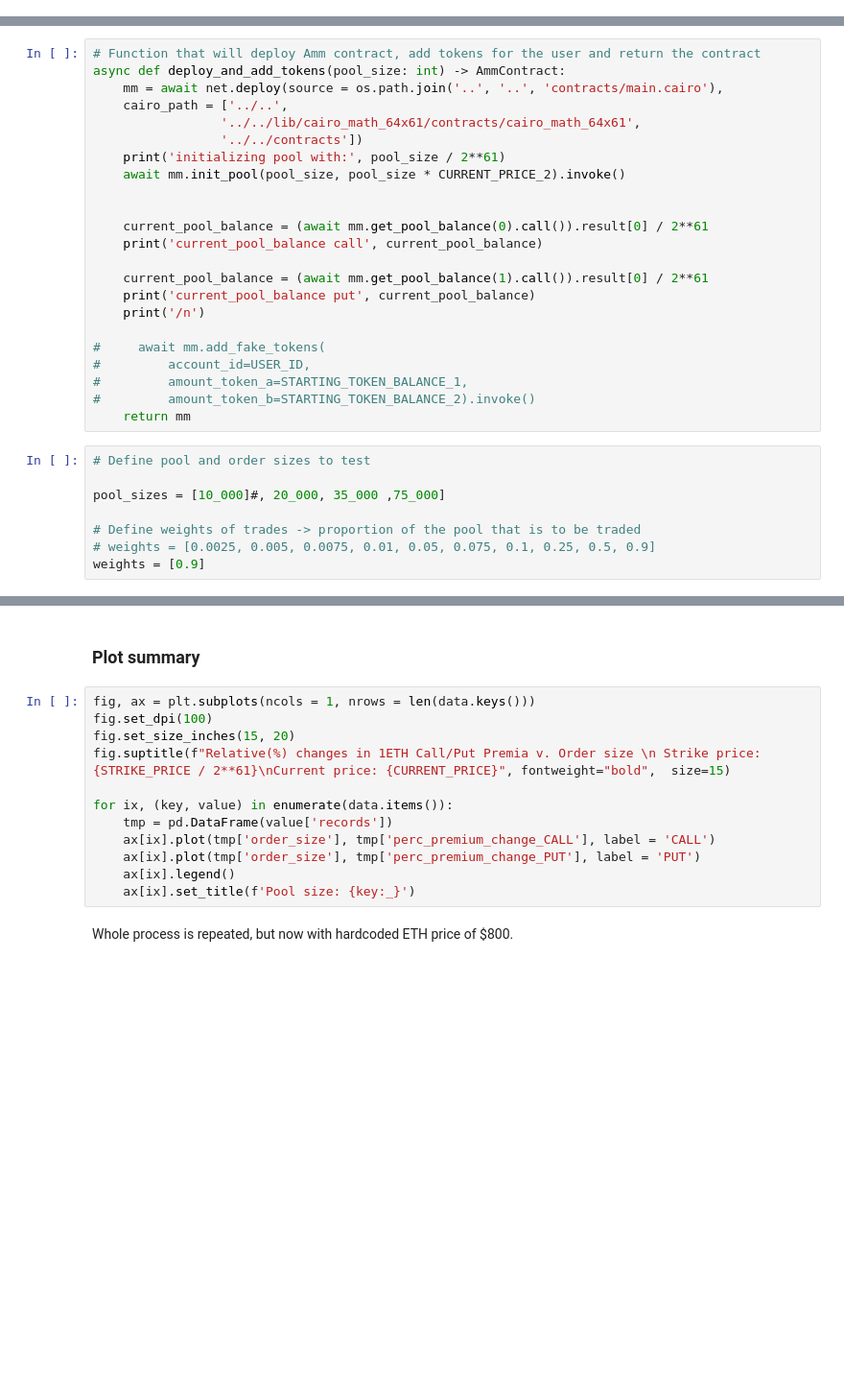
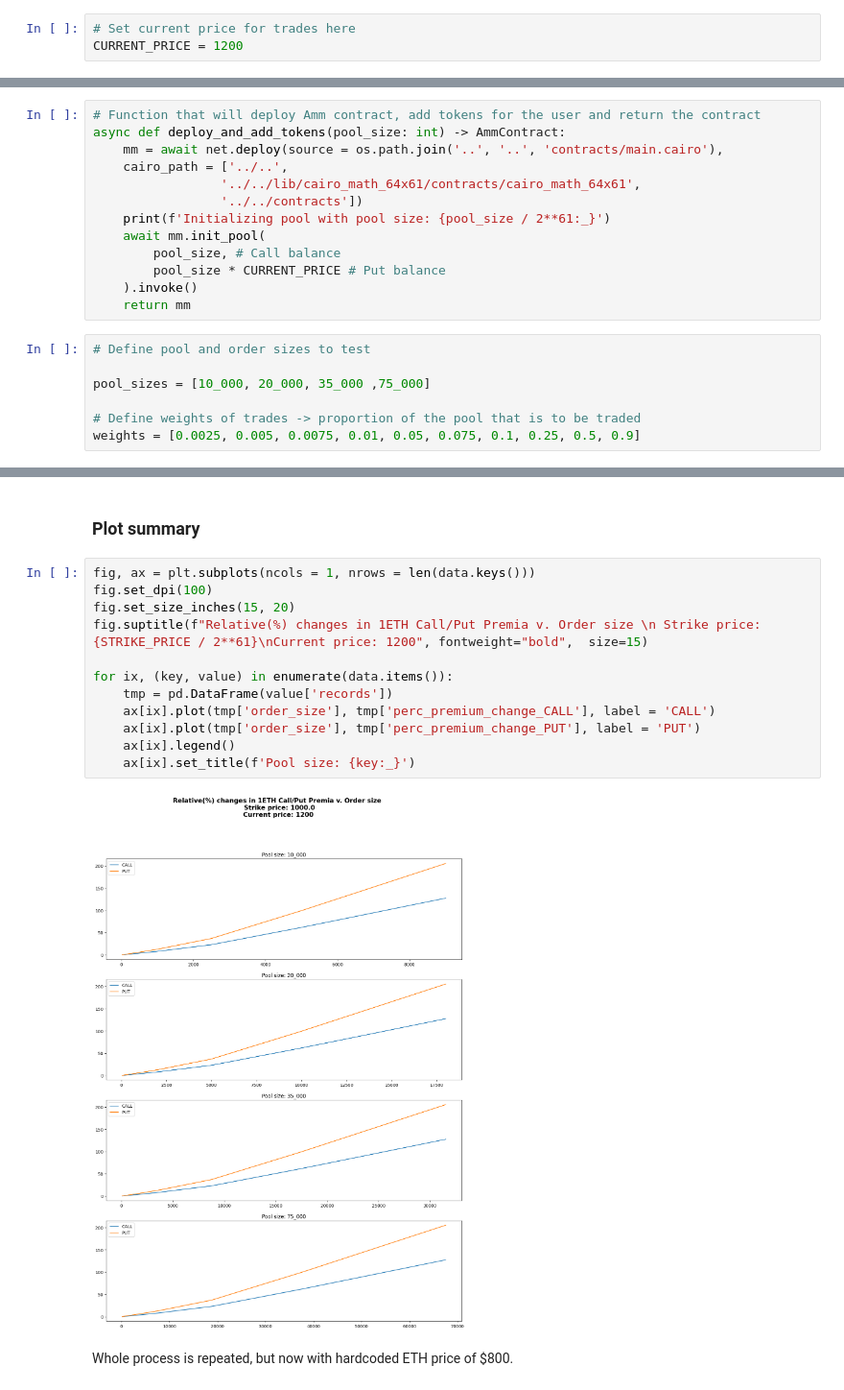
Before and after one commit to CarmineOptions/carmine-protocol, a Jupyter notebook: examples/price_impact_simulation/price_impact_sim.ipynb, the cells around one changed output, grey strips where cells are left out. Shown: that part at 96% size. Drawn from its saved outputs; the diff is of its cells as text; blank space fills up the shorter version.

Commit message:
[examples/price_sim] Finish notebook, cleanup

```diff
--- a/examples/price_impact_simulation/price_impact_sim.ipynb
+++ b/examples/price_impact_simulation/price_impact_sim.ipynb
@@ -45,6 +52,9 @@ from aux import (
     show_pool_volatility,
     AmmContract
 )
+# %%
+# Set current price for trades here
+CURRENT_PRICE = 1200
 # %% [markdown]
 ### Deploying contracts
 # %%
@@ -56,30 +66,19 @@ async def deploy_and_add_tokens(pool_size: int) -> AmmContract:
     cairo_path = ['../..',
                  '../../lib/cairo_math_64x61/contracts/cairo_math_64x61',
                  '../../contracts'])
-    print('initializing pool with:', pool_size / 2**61)
-    await mm.init_pool(pool_size, pool_size * CURRENT_PRICE_2).invoke()
-
-
-    current_pool_balance = (await mm.get_pool_balance(0).call()).result[0] / 2**61
-    print('current_pool_balance call', current_pool_balance)
-
-    current_pool_balance = (await mm.get_pool_balance(1).call()).result[0] / 2**61
-    print('current_pool_balance put', current_pool_balance)
-    print('/n')
-
-#     await mm.add_fake_tokens(
-#         account_id=USER_ID,
-#         amount_token_a=STARTING_TOKEN_BALANCE_1,
-#         amount_token_b=STARTING_TOKEN_BALANCE_2).invoke()
+    print(f'Initializing pool with pool size: {pool_size / 2**61:_}')
+    await mm.init_pool(
+        pool_size, # Call balance
+        pool_size * CURRENT_PRICE # Put balance
+    ).invoke()
     return mm
 # %%
 # Define pool and order sizes to test
 
-pool_sizes = [10_000]#, 20_000, 35_000 ,75_000]
+pool_sizes = [10_000, 20_000, 35_000 ,75_000]
 
 # Define weights of trades -> proportion of the pool that is to be traded
-# weights = [0.0025, 0.005, 0.0075, 0.01, 0.05, 0.075, 0.1, 0.25, 0.5, 0.9]
-weights = [0.9]
+weights = [0.0025, 0.005, 0.0075, 0.01, 0.05, 0.075, 0.1, 0.25, 0.5, 0.9]
 # %%
 # Deploy contracts and store them in dict for easier iteration
 
@@ -202,15 +160,17 @@ for key in data.keys():
 # %%
 fig, ax = plt.subplots(ncols = 1, nrows = len(data.keys()))
 fig.set_dpi(100)
 fig.set_size_inches(15, 20)
-fig.suptitle(f"Relative(%) changes in 1ETH Call/Put Premia v. Order size \n Strike price: {STRIKE_PRICE / 2**61}\nCurrent price: {CURRENT_PRICE}", fontweight="bold",  size=15)
+fig.suptitle(f"Relative(%) changes in 1ETH Call/Put Premia v. Order size \n Strike price: {STRIKE_PRICE / 2**61}\nCurrent price: 1200", fontweight="bold",  size=15)
 
 for ix, (key, value) in enumerate(data.items()):
     tmp = pd.DataFrame(value['records'])
     ax[ix].plot(tmp['order_size'], tmp['perc_premium_change_CALL'], label = 'CALL')
     ax[ix].plot(tmp['order_size'], tmp['perc_premium_change_PUT'], label = 'PUT')
     ax[ix].legend()
     ax[ix].set_title(f'Pool size: {key:_}')
+# %% [output]
+[figure, added]
 # %% [markdown]
 Whole process is repeated, but now with hardcoded ETH price of $800.
 # %%
```
Also changed, not shown: parts of 12 cells of this notebook, 3 other files.
